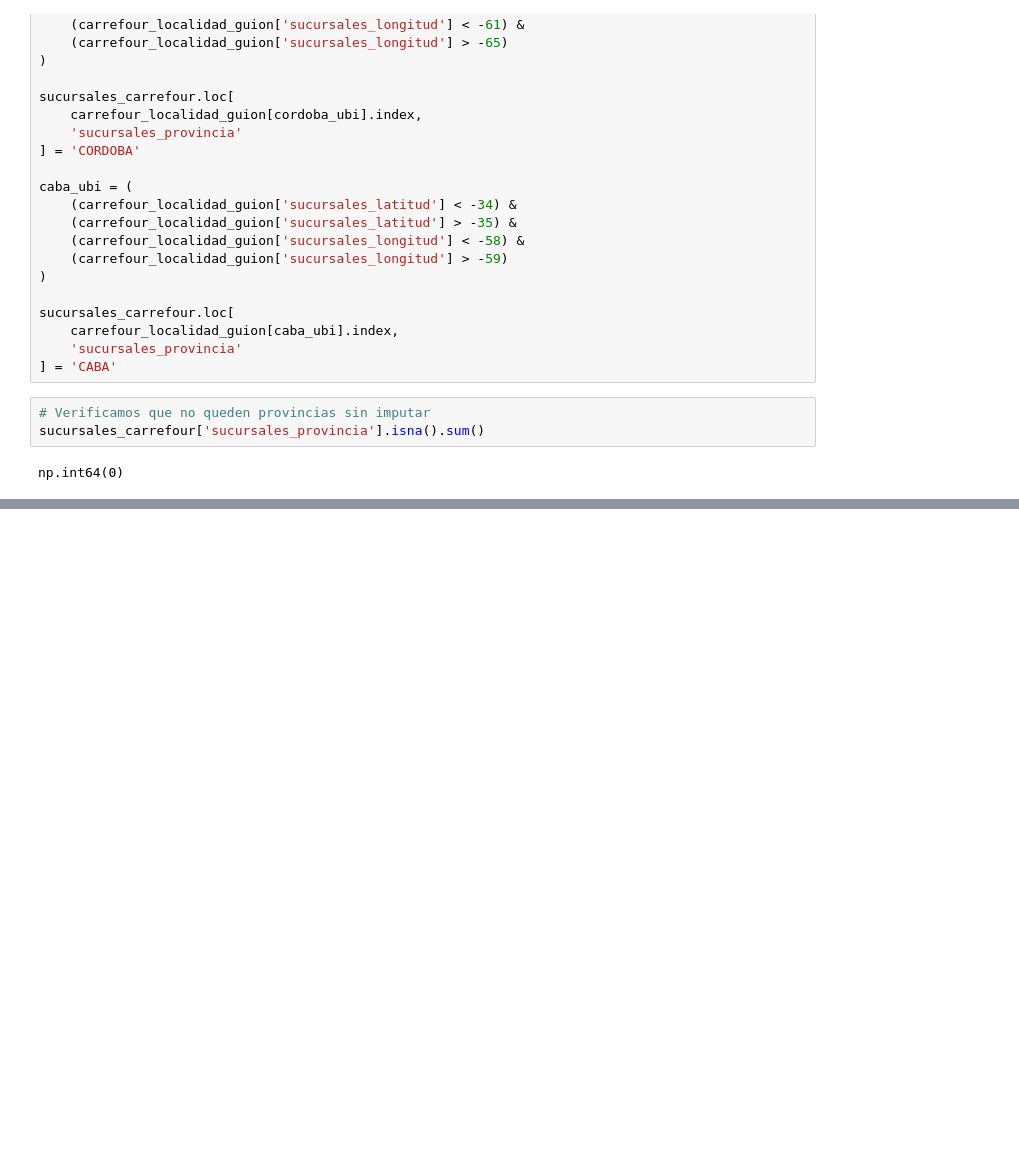
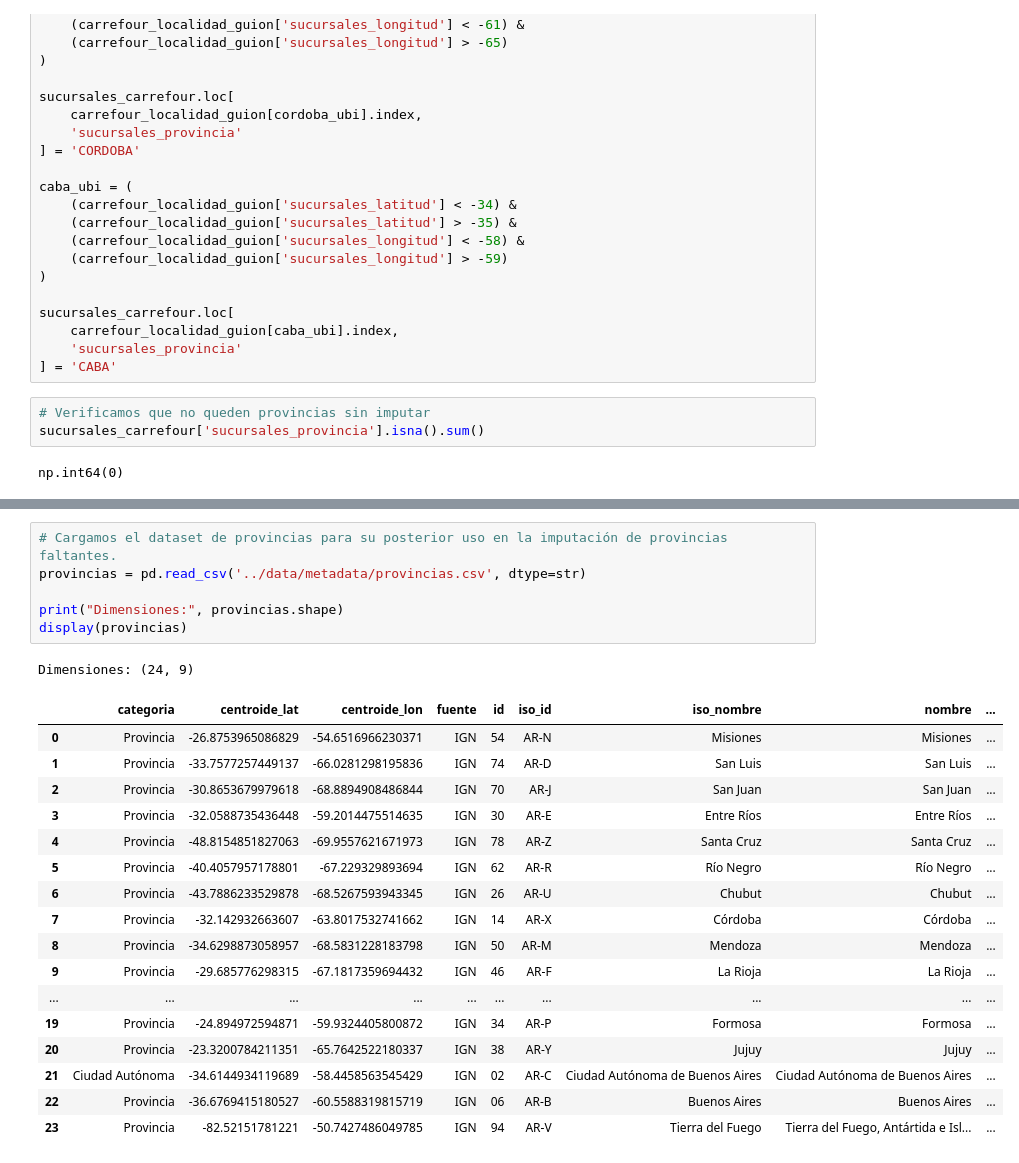
Before and after one commit to NestorRev/analisis-precios-nlp-sepa, a Jupyter notebook: notebooks/02_sucursales_dia_carrefour.ipynb, the cells around one changed output, grey strips where cells are left out. Drawn from its saved outputs; the diff is of its cells as text; blank space fills up the shorter version.

```diff
--- a/notebooks/02_sucursales_dia_carrefour.ipynb
+++ b/notebooks/02_sucursales_dia_carrefour.ipynb
@@ -316,0 +358,25 @@ Las 36 sucursales quedaron completamente imputadas, listas para continuar con la
+# %%
+# Cargamos el dataset de provincias para su posterior uso en la imputación de provincias faltantes.
+provincias = pd.read_csv('../data/metadata/provincias.csv', dtype=str)
+
+print("Dimensiones:", provincias.shape)
+display(provincias)
+# %% [output]
+Dimensiones: (24, 9)
+|  | categoria | centroide_lat | centroide_lon | fuente | id | iso_id | iso_nombre | nombre | ... |
+| 0 | Provincia | -26.8753965086829 | -54.6516966230371 | IGN | 54 | AR-N | Misiones | Misiones | ... |
+| 1 | Provincia | -33.7577257449137 | -66.0281298195836 | IGN | 74 | AR-D | San Luis | San Luis | ... |
+| 2 | Provincia | -30.8653679979618 | -68.8894908486844 | IGN | 70 | AR-J | San Juan | San Juan | ... |
+| 3 | Provincia | -32.0588735436448 | -59.2014475514635 | IGN | 30 | AR-E | Entre Ríos | Entre Ríos | ... |
+| 4 | Provincia | -48.8154851827063 | -69.9557621671973 | IGN | 78 | AR-Z | Santa Cruz | Santa Cruz | ... |
+| 5 | Provincia | -40.4057957178801 | -67.229329893694 | IGN | 62 | AR-R | Río Negro | Río Negro | ... |
+| 6 | Provincia | -43.7886233529878 | -68.5267593943345 | IGN | 26 | AR-U | Chubut | Chubut | ... |
+| 7 | Provincia | -32.142932663607 | -63.8017532741662 | IGN | 14 | AR-X | Córdoba | Córdoba | ... |
+| 8 | Provincia | -34.6298873058957 | -68.5831228183798 | IGN | 50 | AR-M | Mendoza | Mendoza | ... |
+| 9 | Provincia | -29.685776298315 | -67.1817359694432 | IGN | 46 | AR-F | La Rioja | La Rioja | ... |
+| ... | ... | ... | ... | ... | ... | ... | ... | ... | ... |
+| 19 | Provincia | -24.894972594871 | -59.9324405800872 | IGN | 34 | AR-P | Formosa | Formosa | ... |
+| 20 | Provincia | -23.3200784211351 | -65.7642522180337 | IGN | 38 | AR-Y | Jujuy | Jujuy | ... |
+| 21 | Ciudad Autónoma | -34.6144934119689 | -58.4458563545429 | IGN | 02 | AR-C | Ciudad Autónoma de Buenos Aires | Ciudad Autónoma de Buenos Aires | ... |
+| 22 | Provincia | -36.6769415180527 | -60.5588319815719 | IGN | 06 | AR-B | Buenos Aires | Buenos Aires | ... |
+| 23 | Provincia | -82.52151781221 | -50.7427486049785 | IGN | 94 | AR-V | Tierra del Fuego | Tierra del Fuego, Antártida e Isl... | ... |
```
Also changed, not shown: parts of 106 cells of this notebook, 2 other files.
